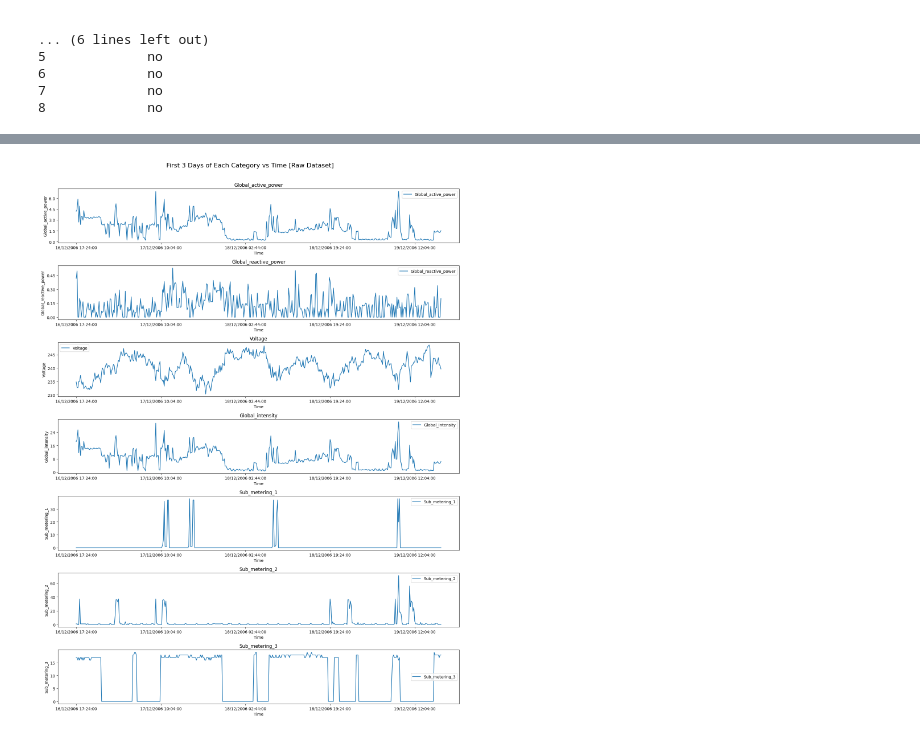
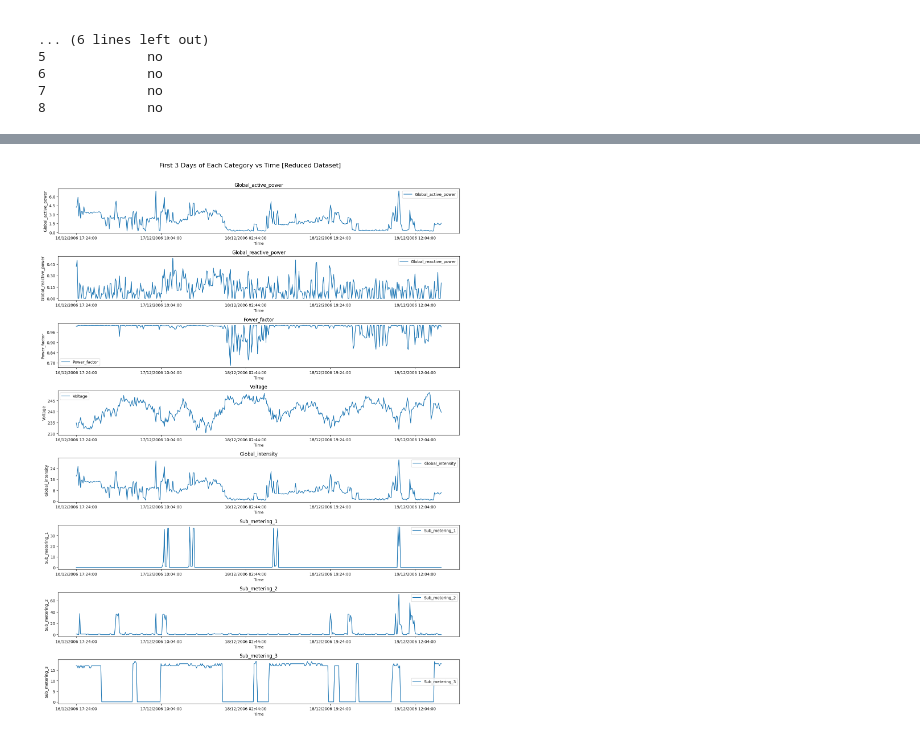
Before and after one commit to malakalhanafi02/Predictive-Energy-Consumption, a Jupyter notebook: Project.ipynb, the cells around one changed output, grey strips where cells are left out. Cells and saved outputs as stored; diff of their text form; code cells hidden in the pictures.

```diff
--- a/Project.ipynb
+++ b/Project.ipynb
@@ -134,8 +138,8 @@ X_reduced.describe(include='all')
 # %%
 # Create plots for each category
-fig, axes = plt.subplots(7, figsize=(15, 20))
+fig, axes = plt.subplots(8, figsize=(15, 20))
 fig.suptitle('First 3 Days of Each Category vs Time [Raw Dataset]', fontsize=16)
-category = ['Global_active_power', 'Global_reactive_power', 'Voltage', 'Global_intensity', 'Sub_metering_1', 'Sub_metering_2', 'Sub_metering_3']
+category = ['Global_active_power', 'Global_reactive_power','Power_factor', 'Voltage', 'Global_intensity', 'Sub_metering_1', 'Sub_metering_2', 'Sub_metering_3']
 
 # Plot each category
 for i, category in enumerate(category):
@@ -160,26 +164,28 @@ plt.show()
 # %%
 # Create plots for each category
-fig, axes = plt.subplots(7, figsize=(15, 20))
+fig, axes = plt.subplots(8, figsize=(15, 20))
 fig.suptitle('First 3 Days of Each Category vs Time [Reduced Dataset]', fontsize=16)
+
+category = ['Global_active_power', 'Global_reactive_power','Power_factor', 'Voltage', 'Global_intensity', 'Sub_metering_1', 'Sub_metering_2', 'Sub_metering_3']
 
 
 # Plot each category
 for i, category in enumerate(category):
     ax = axes[i]
     ax.plot(X_reduced['Date_Time'], X_reduced[category], label=category)
     ax.set_title(category)
     ax.set_xlabel('Time')
     ax.set_ylabel(category)
     ax.legend()
 
     # Limit the number of x-axis ticks to avoid clutter
     ax.xaxis.set_major_locator(plt.MaxNLocator(5))  # Adjust the number as needed
     ax.yaxis.set_major_locator(plt.MaxNLocator(5))
 
 # Adjust layout to prevent overlap
 plt.tight_layout(rect=[0, 0, 1, 0.97])
 
 # Display the plot
 plt.show()
 # %% [output]
-[figure, old version]
+[figure, new version]
```
Also changed, not shown: parts of 9 cells of this notebook.
